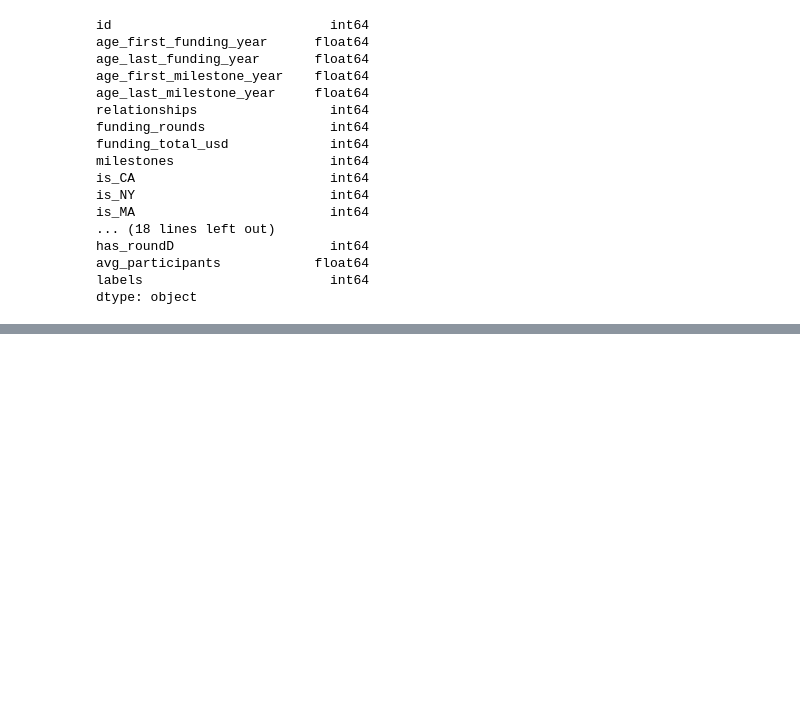
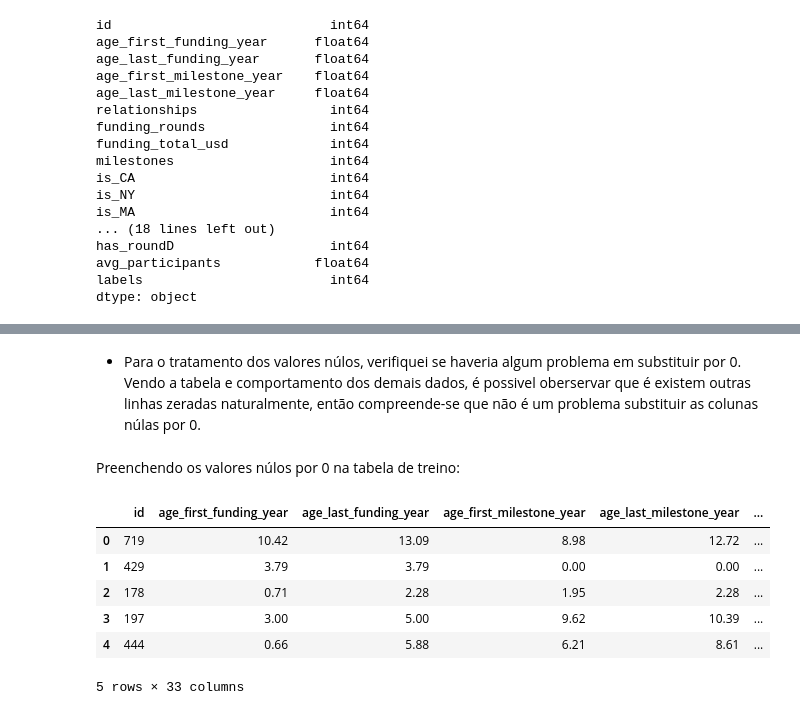
Before and after one commit to C-Icaro/Python-learning, a Jupyter notebook: Competição Modelos Preditivos - Kaggle/modelo.ipynb, the cells around one changed output, grey strips where cells are left out. Cells and saved outputs as stored; diff of their text form; code cells hidden in the pictures; blank space fills up the shorter version.

```diff
--- a/Competição Modelos Preditivos - Kaggle/modelo.ipynb
+++ b/Competição Modelos Preditivos - Kaggle/modelo.ipynb
@@ -51,0 +102,16 @@ dtype: object
+# %% [markdown]
+- Para o tratamento dos valores núlos, verifiquei se haveria algum problema em substituir por 0. Vendo a tabela e comportamento dos demais dados, é possivel oberservar que é existem outras linhas zeradas naturalmente, então compreende-se que não é um problema substituir as colunas núlas por 0.
+# %% [markdown]
+Preenchendo os valores núlos por 0 na tabela de treino:
+# %%
+#Preenchendo os valores núlos por 0 na tabela de treino.
+df_train = df_train.fillna(0)
+df_train.head()
+# %% [output]
+|  | id | age_first_funding_year | age_last_funding_year | age_first_milestone_year | age_last_milestone_year | ... |
+| 0 | 719 | 10.42 | 13.09 | 8.98 | 12.72 | ... |
+| 1 | 429 | 3.79 | 3.79 | 0.00 | 0.00 | ... |
+| 2 | 178 | 0.71 | 2.28 | 1.95 | 2.28 | ... |
+| 3 | 197 | 3.00 | 5.00 | 9.62 | 10.39 | ... |
+| 4 | 444 | 0.66 | 5.88 | 6.21 | 8.61 | ... |
+5 rows × 33 columns
```
Also changed, not shown: parts of 22 cells of this notebook, 4 other files.
